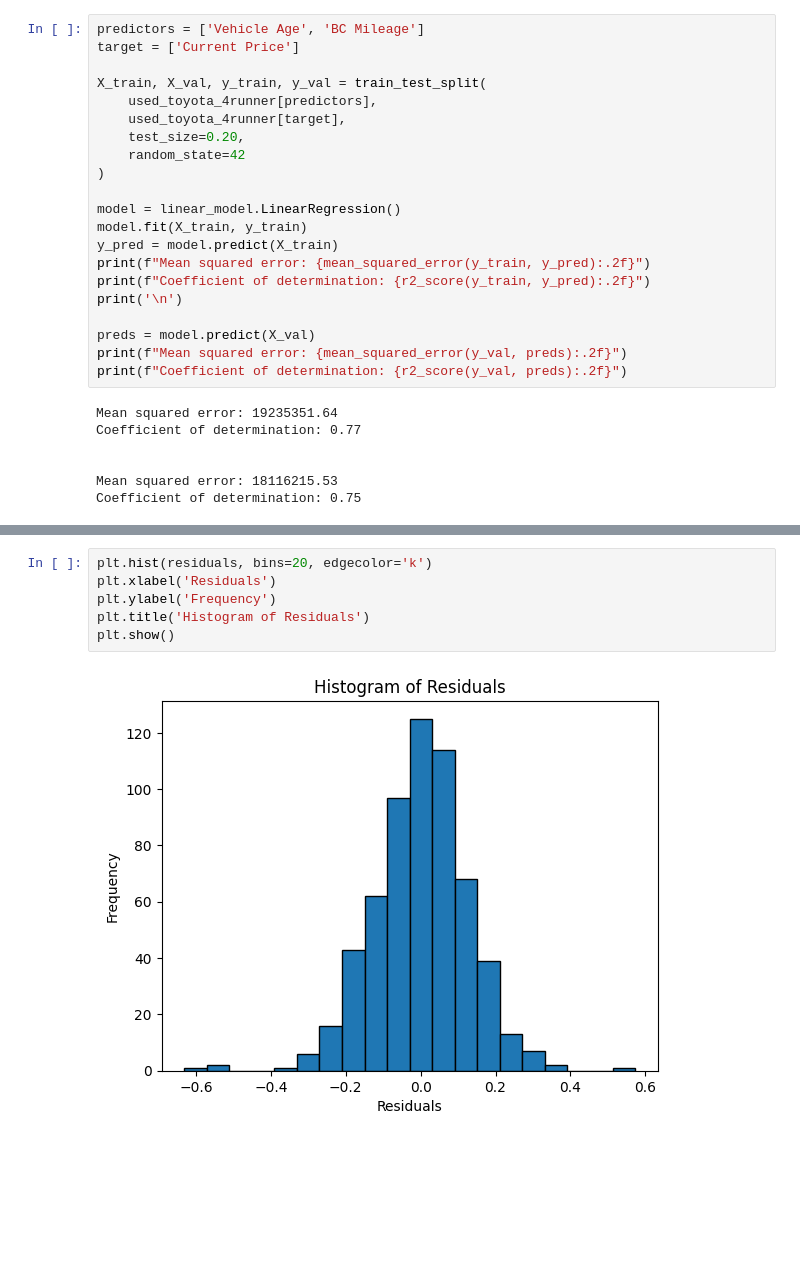
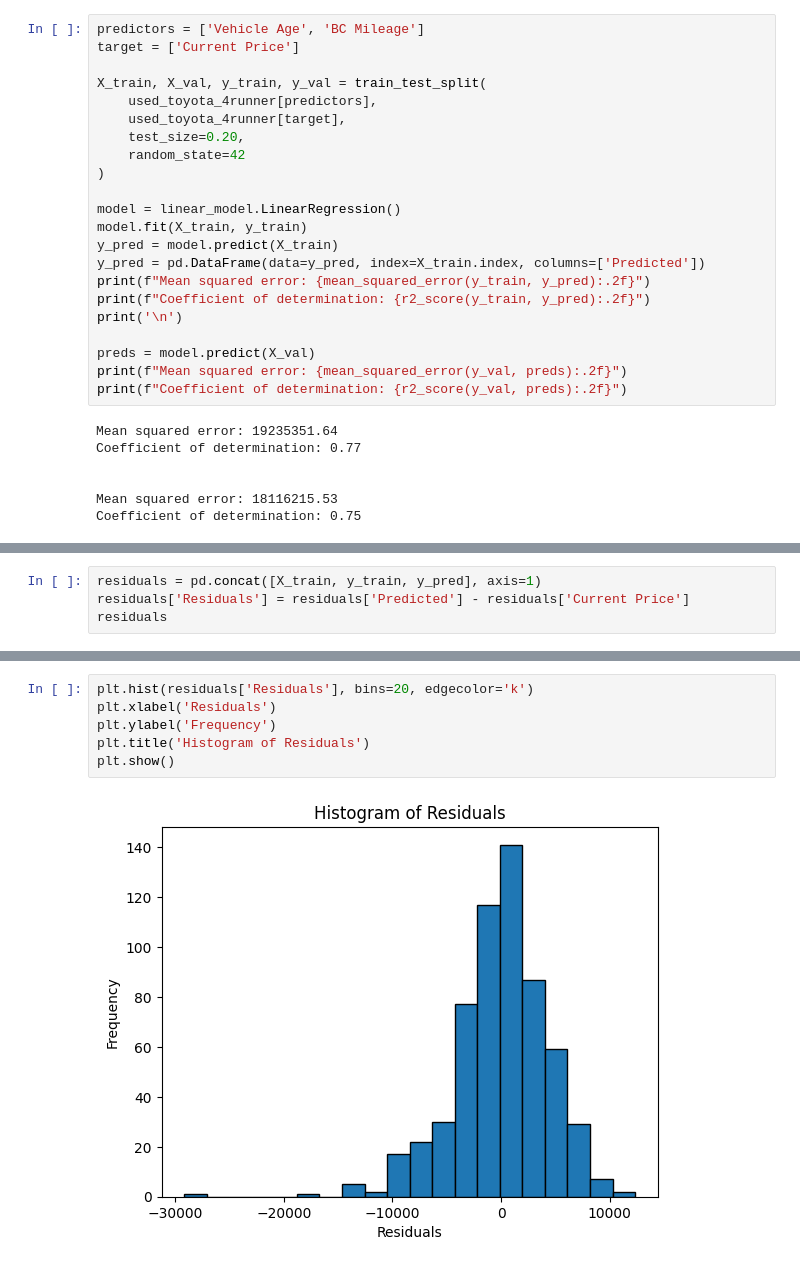
Before and after one commit to mglissmann/usa_car_sale_prices, a Jupyter notebook: analysis.ipynb, the cells around one changed output, grey strips where cells are left out. Saved outputs shown, nothing was run; the diff lists cells and outputs as text; blank space fills up the shorter version.

Commit message:
built residuals df to investigate outlier residual

```diff
--- a/analysis.ipynb
+++ b/analysis.ipynb
@@ -295,6 +297,7 @@ X_train, X_val, y_train, y_val = train_test_split(
 model = linear_model.LinearRegression()
 model.fit(X_train, y_train)
 y_pred = model.predict(X_train)
+y_pred = pd.DataFrame(data=y_pred, index=X_train.index, columns=['Predicted'])
 print(f"Mean squared error: {mean_squared_error(y_train, y_pred):.2f}")
 print(f"Coefficient of determination: {r2_score(y_train, y_pred):.2f}")
 print('\n')
@@ -313,0 +315,4 @@ residuals = y_train - y_pred
+# %%
+residuals = pd.concat([X_train, y_train, y_pred], axis=1)
+residuals['Residuals'] = residuals['Predicted'] - residuals['Current Price']
+residuals
@@ -325,8 +342,8 @@ plt.show()
 # %%
-plt.hist(residuals, bins=20, edgecolor='k')
+plt.hist(residuals['Residuals'], bins=20, edgecolor='k')
 plt.xlabel('Residuals')
 plt.ylabel('Frequency')
 plt.title('Histogram of Residuals')
 plt.show()
 # %% [output]
-[figure, old version]
+[figure, new version]
```
Also changed, not shown: parts of 6 cells of this notebook.
